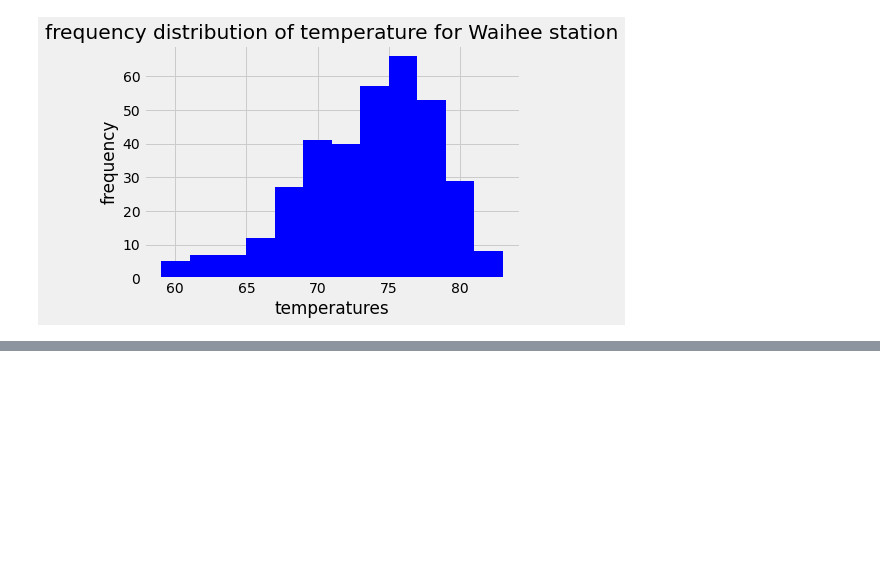
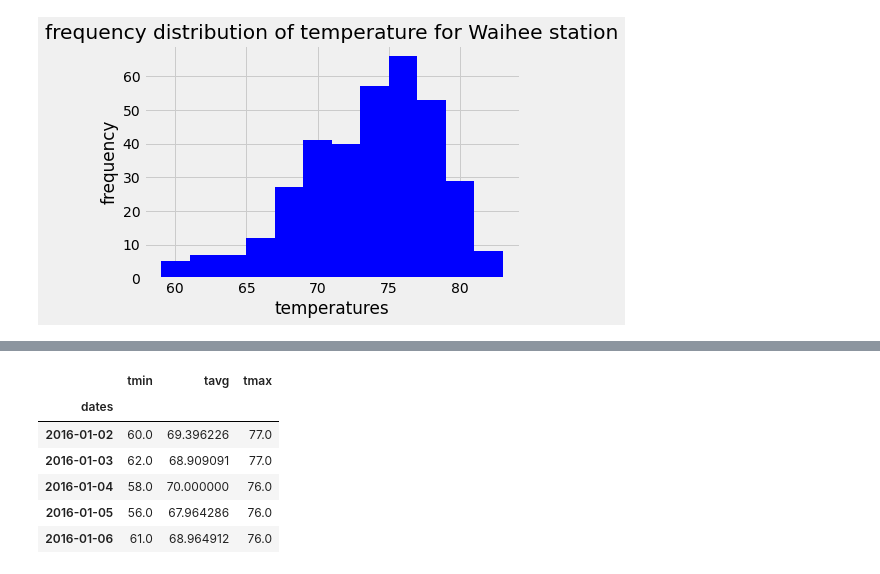
Before and after one commit to chirchir92/sqlalchemy_challenge, a Jupyter notebook: climate_main.ipynb, the cells around one changed output, grey strips where cells are left out. Saved outputs shown, nothing was run; the diff lists cells and outputs as text; code cells hidden in the pictures; blank space fills up the shorter version.

```diff
--- a/climate_main.ipynb
+++ b/climate_main.ipynb
@@ -172,0 +303,15 @@ plt.show()
+# %%
+# Load the previous query results into a Pandas DataFrame and add the `trip_dates` range as the `date` index
+df=pd.DataFrame(normals, columns=['tmin','tavg','tmax'])
+days=pd.date_range(start_date, end_date)
+df['dates']=days
+df=df.set_index('dates')
+df.head()
+# %% [output]
+|  | tmin | tavg | tmax |
+| dates |  |  |  |
+| 2016-01-02 | 60.0 | 69.396226 | 77.0 |
+| 2016-01-03 | 62.0 | 68.909091 | 77.0 |
+| 2016-01-04 | 58.0 | 70.000000 | 76.0 |
+| 2016-01-05 | 56.0 | 67.964286 | 76.0 |
+| 2016-01-06 | 61.0 | 68.964912 | 76.0 |
```
Also changed, not shown: parts of 17 cells of this notebook.
